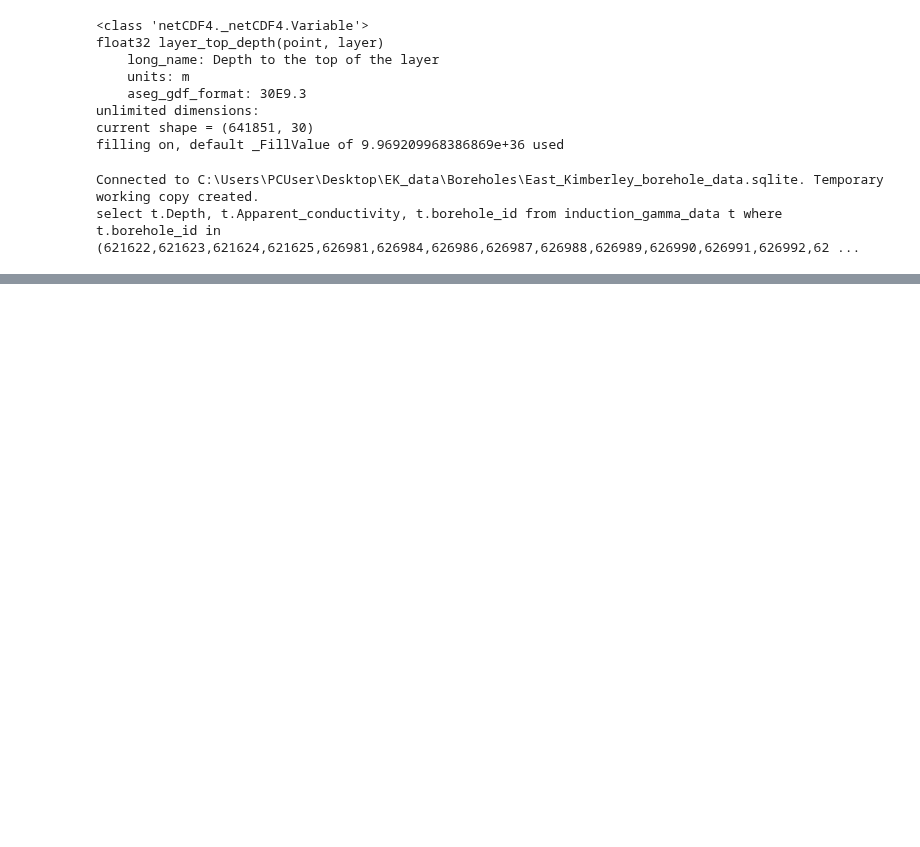
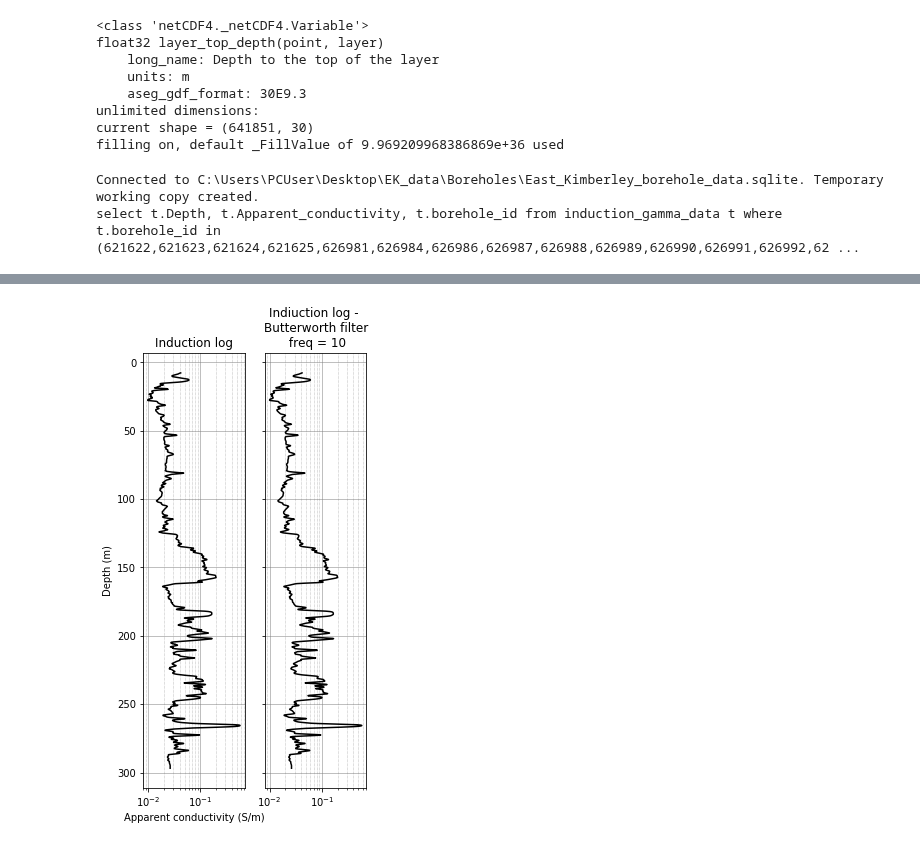
Before and after one commit to GeoscienceAustralia/hydrogeol_utils, a Jupyter notebook: notebooks/inversions_comparison_LCI_vs_NBC.ipynb, the cells around one changed output, grey strips where cells are left out. Drawn from its saved outputs; the diff is of its cells as text; code cells hidden in the pictures; blank space fills up the shorter version.

```diff
--- a/notebooks/inversions_comparison_LCI_vs_NBC.ipynb
+++ b/notebooks/inversions_comparison_LCI_vs_NBC.ipynb
@@ -347,0 +516,19 @@ Figure saved
+# %%
+fig, (ax1,ax2) = plt.subplots(1,2, sharey = True, figsize = (4,8))
+
+plot_utils.plot_downhole_log(ax1, cond, depths, log_plot=True)
+
+plot_utils.plot_downhole_log(ax2, cond_filtered, depths, log_plot=True)
+
+ax1.set_title('Induction log')
+ax2.set_title('Indiuction log - \nButterworth filter\n freq = 10')
+
+ax1.set_xlabel('Apparent conductivity (S/m)')
+ax1.set_ylabel('Depth (m)')
+
+ax1.set_ylim(ax1.get_ylim()[::-1])
+#ax1.set_ylim(50,100)
+plt.savefig(r"C:\temp\filtered_comparison.png", dpi = 300)
+plt.show()
+# %% [output]
+[figure, added]
```
Also changed, not shown: parts of 18 cells of this notebook, 37 other files.
